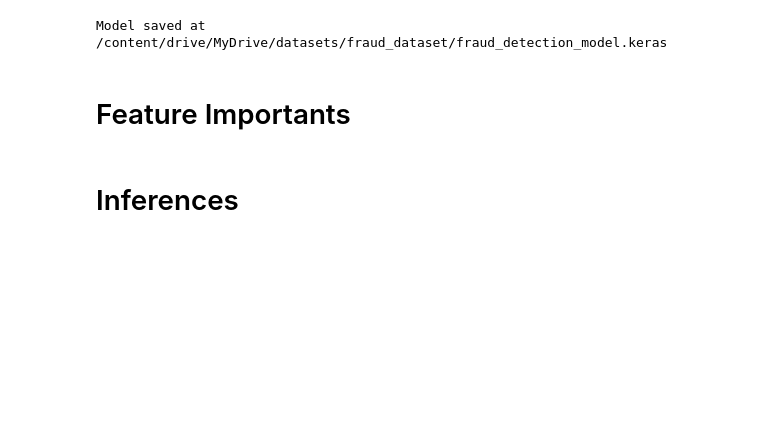
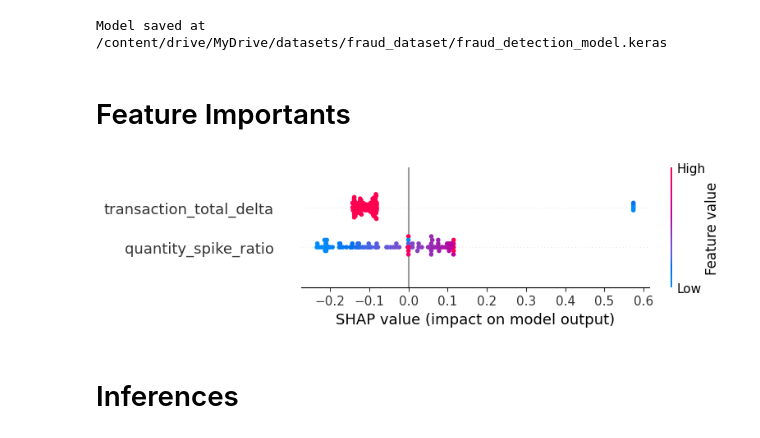
Before and after one commit to Achmad96/anomaly-fraud-detection, a Jupyter notebook: fraud_detection_on_transactions_fixed.ipynb, the cells around one changed output. Saved outputs shown, nothing was run; the diff lists cells and outputs as text; code cells hidden in the pictures; blank space fills up the shorter version.

Commit message:
feat: add machine learning and fixed mistakes

```diff
--- a/fraud_detection_on_transactions_fixed.ipynb
+++ b/fraud_detection_on_transactions_fixed.ipynb
@@ -428,6 +428,17 @@ model = models.Sequential([
+# %%
+model = tf.keras.Sequential([
+    # Input layer and first hidden layer (16 neurons, ReLU activation)
+    tf.keras.layers.Dense(16, activation='relu', input_shape=(input_dim,)),
+
+    # Second hidden layer (8 neurons)
+    tf.keras.layers.Dense(8, activation='relu'),
+
+    # Output layer (1 neuron with Sigmoid activation for binary 0/1 prediction)
+    tf.keras.layers.Dense(1, activation='sigmoid')
+])
 # %%
 model.compile(
-    optimizer=keras.optimizers.Adam(learning_rate=1e-5),
+    optimizer='adam',
     loss='binary_crossentropy',
     metrics=['accuracy', keras.metrics.AUC(name='auc')]
 )
@@ -469,6 +473,6 @@ model_checkpoint = ModelCheckpoint(
 # %%
-model.fit(X_train_scaled, y_train_resampled,
-    epochs=50,
+model.fit(X_train_scaled, y_train,
+    epochs=25,
     batch_size=32,
     validation_split=0.2,
     validation_data=(X_test_scaled, y_test),
@@ -638,20 +653,24 @@ Model saved at /content/drive/MyDrive/datasets/fraud_dataset/fraud_detection_mod
 # %% [markdown]
 # Feature Importants
 # %%
-# import shap
-# import numpy as np
+import shap
+import numpy as np
 
-# background = X_train_resampled[:100]
-# explainer = shap.DeepExplainer(model, background)
-# raw_shap_values = explainer.shap_values(X_test[:100])
+background = X_train_resampled[:100]
+explainer = shap.DeepExplainer(model, background)
 
-# if isinstance(raw_shap_values, list):
-#     squeezed_shap_values = np.squeeze(raw_shap_values[0])
-# else:
-#     squeezed_shap_values = np.squeeze(raw_shap_values)
+X_test_np = X_test[:100].values
+raw_shap_values = explainer.shap_values(X_test_np)
 
-# squeezed_features = np.squeeze(X_test[:100])
+if isinstance(raw_shap_values, list):
+    squeezed_shap_values = np.squeeze(raw_shap_values[0])
+else:
+    squeezed_shap_values = np.squeeze(raw_shap_values)
 
-# shap.summary_plot(squeezed_shap_values, squeezed_features, feature_names=feature_cols)
+squeezed_features = X_test_np
+
+shap.summary_plot(squeezed_shap_values, squeezed_features, feature_names=feature_cols)
+# %% [output]
+[figure, added]
 # %% [markdown]
 # Inferences
```
Also changed, not shown: parts of 51 cells of this notebook.
